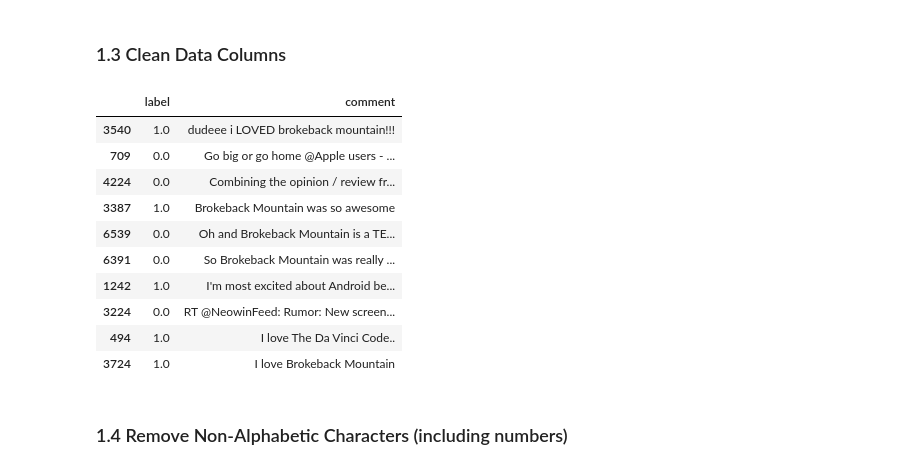
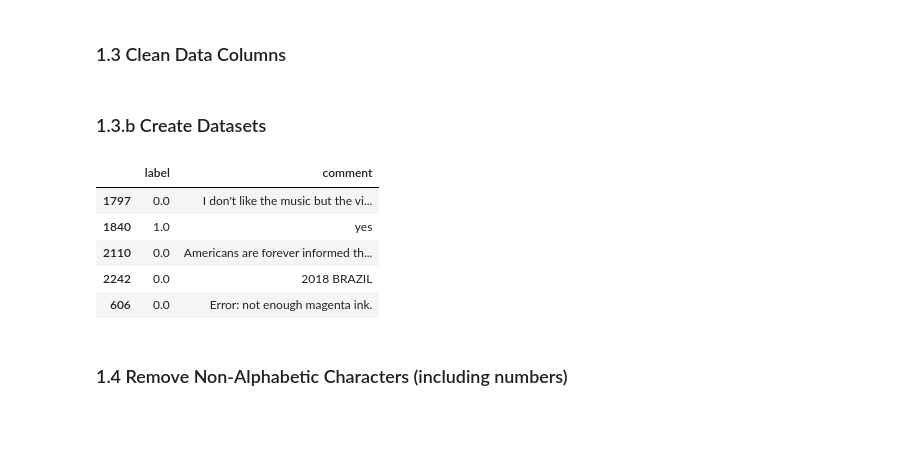
Before and after one commit to adonovan7/YoutubeAnalysis, a Jupyter notebook: Scripts/YouTubeProject.ipynb, the cells around one changed output. Saved outputs shown, nothing was run; the diff lists cells and outputs as text; code cells hidden in the pictures; blank space fills up the shorter version.

Commit message:
add more data

```diff
--- a/Scripts/YouTubeProject.ipynb
+++ b/Scripts/YouTubeProject.ipynb
@@ -22,10 +30,3 @@ os.chdir('/Users/andiedonovan/myProjects/Youtube_Python_Project/AndiesBranch/')
 # %%
-okgo = pd.read_csv('data/OKGOcomments.csv', delimiter=";", skiprows=2, encoding='latin-1', engine='python') # read in the data
-blogs = pd.read_csv('data/Kagel_social_media_blogs.csv', delimiter="@@@", skiprows=2, encoding='latin-1', engine='python') # read in the data
-tweets = pd.read_csv('data/full-corpus.csv', delimiter=",", skiprows=2, encoding='latin-1', engine='python') # read in the data
-
-# test data:
-trump = pd.read_csv('data/trump.csv', delimiter="@@@", skiprows=2, encoding='utf-8', error_bad_lines=False, engine='python')
-
-# combine training dataframes
-df = pd.read_csv('data/data.csv', delimiter="@@@", skiprows=2, encoding='utf-8', engine='python')
+blogs = pd.read_csv('data/Kagel.csv', delimiter=",", skiprows=2, encoding='latin-1', engine='python') # read in the data
+tweets = pd.read_csv('data/twitter.csv', delimiter=",", skiprows=2, encoding='latin-1', engine='python') # read in the data
@@ -46,7 +40,5 @@ tweets['label'] = pd.to_numeric(tweets['label'], errors='coerce')
 # %%
 blogs.columns = ["label", "comment"]
 blogs['label'] = pd.to_numeric(blogs['label'], errors='coerce')
-
-okgo.columns = [
-  'label','comment','a','b']
-okgo = okgo.drop(['a', 'b'], axis = 1).dropna() # drop columns 3 and 4 and missing values
+okgo = okgo.drop(okgo.columns[[2, 3]], axis =1).dropna()
+paul = paul.drop(["Unnamed: 2"], axis =1).dropna()
@@ -55,17 +44,0 @@ data = pd.concat([okgo, blogs, tweets], ignore_index=False)
-# %%
-df.columns = ["comment", "label"]
-trump.columns = ["label", "comment"]
-# %%
-data.sample(10)
-# %% [output]
-|  | label | comment |
-| 3540 | 1.0 | dudeee i LOVED brokeback mountain!!! |
-| 709 | 0.0 | Go big or go home @Apple users - ... |
-| 4224 | 0.0 | Combining the opinion / review fr... |
-| 3387 | 1.0 | Brokeback Mountain was so awesome |
-| 6539 | 0.0 | Oh and Brokeback Mountain is a TE... |
-| 6391 | 0.0 | So Brokeback Mountain was really ... |
-| 1242 | 1.0 | I'm most excited about Android be... |
-| 3224 | 0.0 | RT @NeowinFeed: Rumor: New screen... |
-| 494 | 1.0 | I love The Da Vinci Code.. |
-| 3724 | 1.0 | I love Brokeback Mountain |
@@ -72,2 +55,22 @@ data.sample(10)
+# %% [markdown]
+### 1.3.b Create Datasets
+# %%
+videos = pd.concat([okgo, trump, swift, royal, paul], ignore_index=True)
+full = pd.concat([okgo, trump, swift, royal, paul, blogs, tweets], ignore_index=False)
+videos_not_okgo = pd.concat([trump, swift, royal, paul], ignore_index=False)
+videos_not_royal = pd.concat([okgo, trump, swift, paul], ignore_index=False)
+
+DataList = [videos, full, videos_not_royal, videos_not_okgo]
+excluded = [okgo, royal]
+# %%
+data = videos.copy()
+data.sample(5)
+# %% [output]
+|  | label | comment |
+| 1797 | 0.0 | I don't like the music but the vi... |
+| 1840 | 1.0 | yes |
+| 2110 | 0.0 | Americans are forever informed th... |
+| 2242 | 0.0 | 2018 BRAZIL |
+| 606 | 0.0 | Error: not enough magenta ink. |
 # %% [markdown]
 ### 1.4 Remove Non-Alphabetic Characters (including numbers)
```
Also changed, not shown: parts of 84 cells of this notebook, 15 other files.
